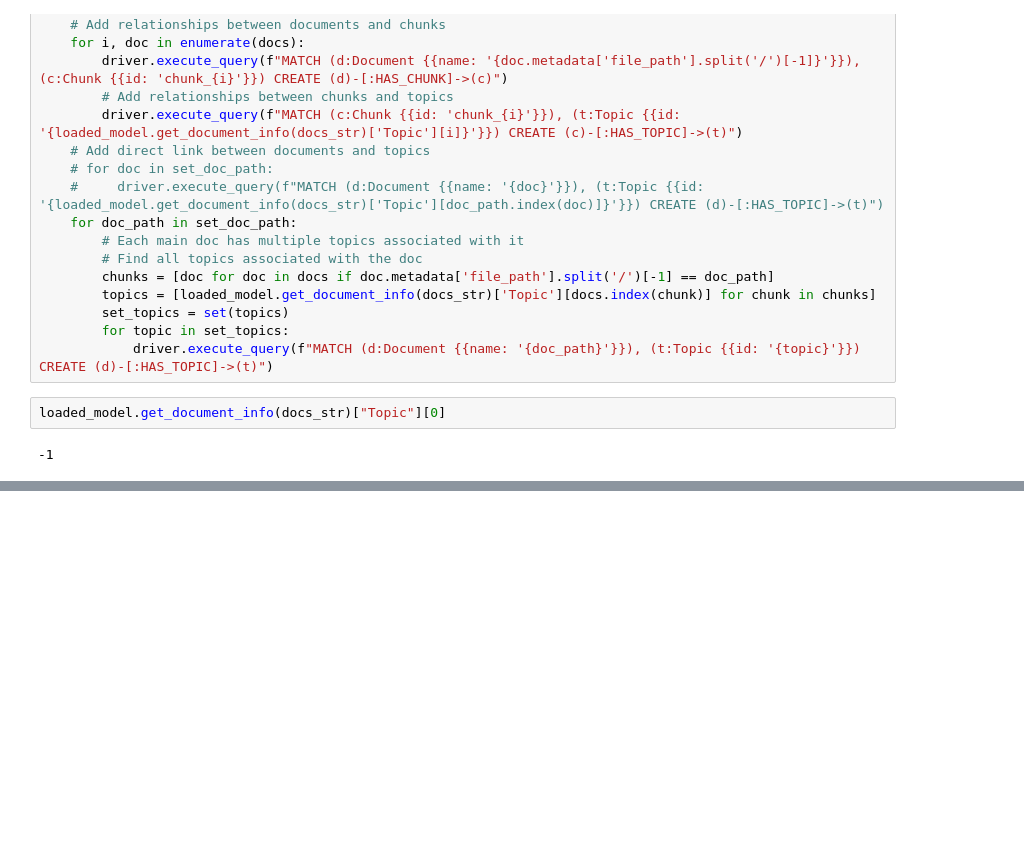
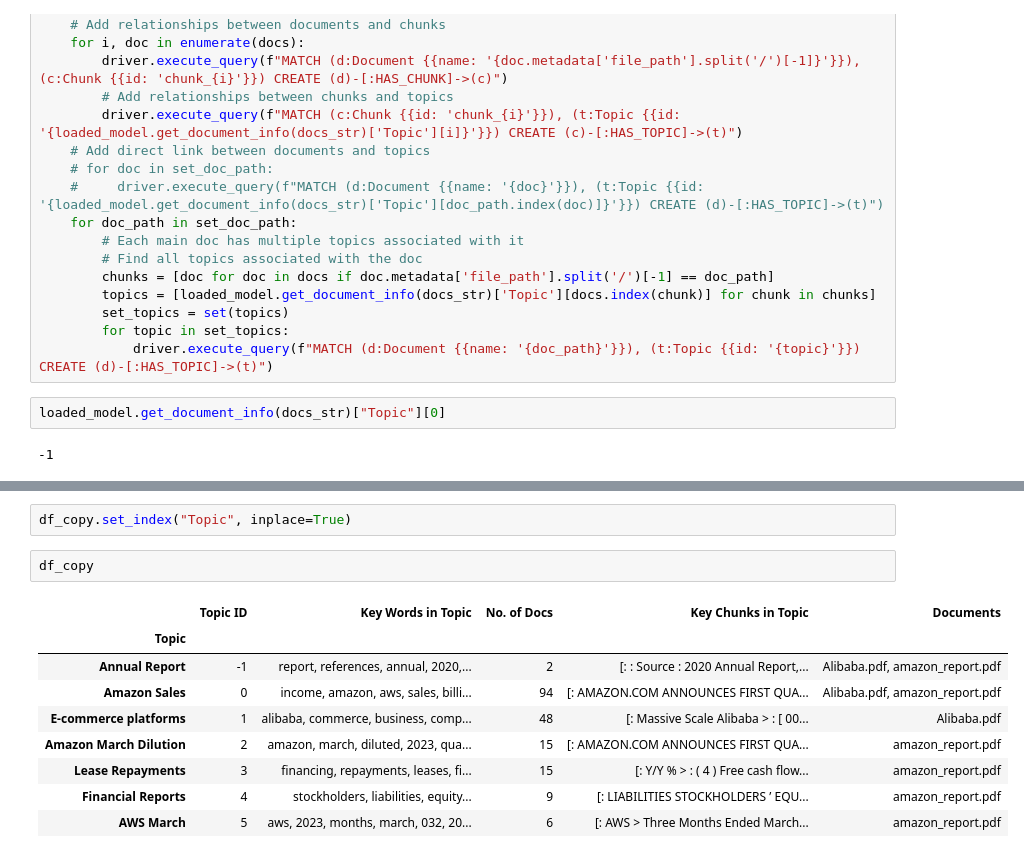
Before and after one commit to jianyangg/local-llm, a Jupyter notebook: topic-modelling/novel.ipynb, the cells around one changed output, grey strips where cells are left out. Cells and saved outputs as stored; diff of their text form; blank space fills up the shorter version.

```diff
--- a/topic-modelling/novel.ipynb
+++ b/topic-modelling/novel.ipynb
@@ -596,0 +872,14 @@ loaded_model.get_document_info(docs_str)["Topic"][0]
+# %%
+df_copy.set_index("Topic", inplace=True)
+# %%
+df_copy
+# %% [output]
+|  | Topic ID | Key Words in Topic | No. of Docs | Key Chunks in Topic | Documents |
+| Topic |  |  |  |  |  |
+| Annual Report | -1 | report, references, annual, 2020,... | 2 | [: : Source : 2020 Annual Report,... | Alibaba.pdf, amazon_report.pdf |
+| Amazon Sales | 0 | income, amazon, aws, sales, billi... | 94 | [: AMAZON.COM ANNOUNCES FIRST QUA... | Alibaba.pdf, amazon_report.pdf |
+| E-commerce platforms | 1 | alibaba, commerce, business, comp... | 48 | [: Massive Scale Alibaba > : [ 00... | Alibaba.pdf |
+| Amazon March Dilution | 2 | amazon, march, diluted, 2023, qua... | 15 | [: AMAZON.COM ANNOUNCES FIRST QUA... | amazon_report.pdf |
+| Lease Repayments | 3 | financing, repayments, leases, fi... | 15 | [: Y/Y % > : ( 4 ) Free cash flow... | amazon_report.pdf |
+| Financial Reports | 4 | stockholders, liabilities, equity... | 9 | [: LIABILITIES STOCKHOLDERS ’ EQU... | amazon_report.pdf |
+| AWS March | 5 | aws, 2023, months, march, 032, 20... | 6 | [: AWS > Three Months Ended March... | amazon_report.pdf |
```
Also changed, not shown: parts of 40 cells of this notebook, 35 other files.
